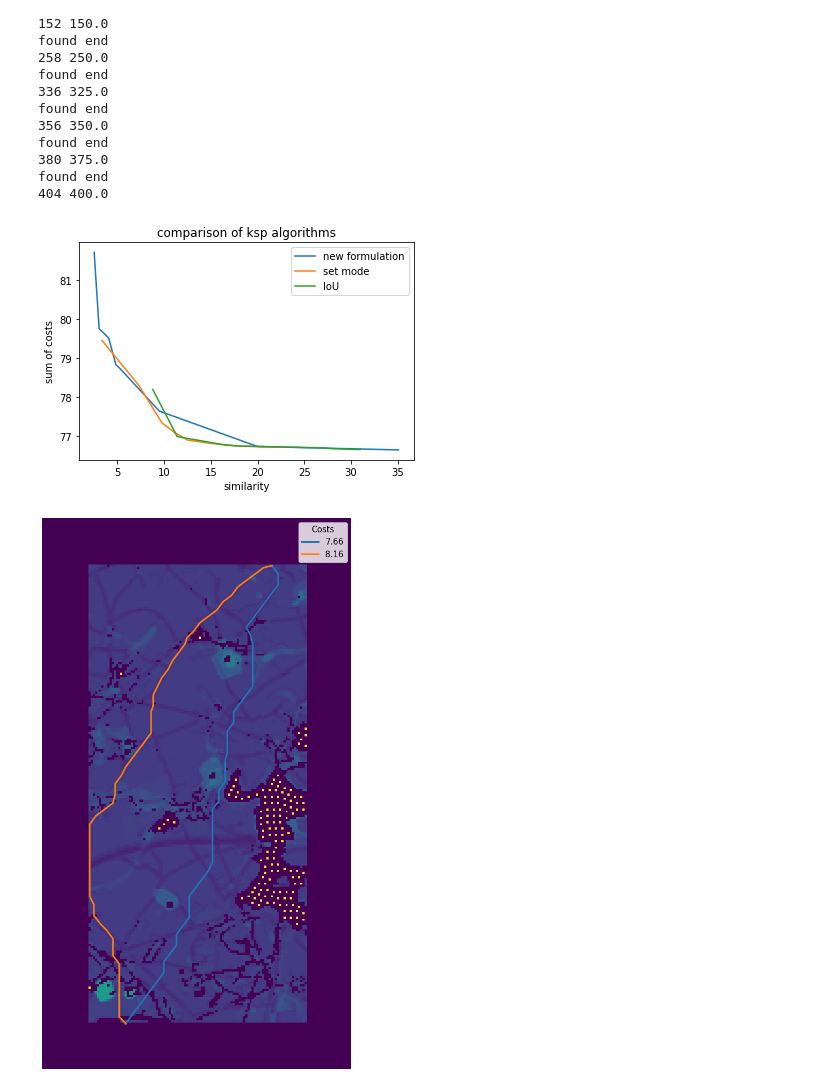
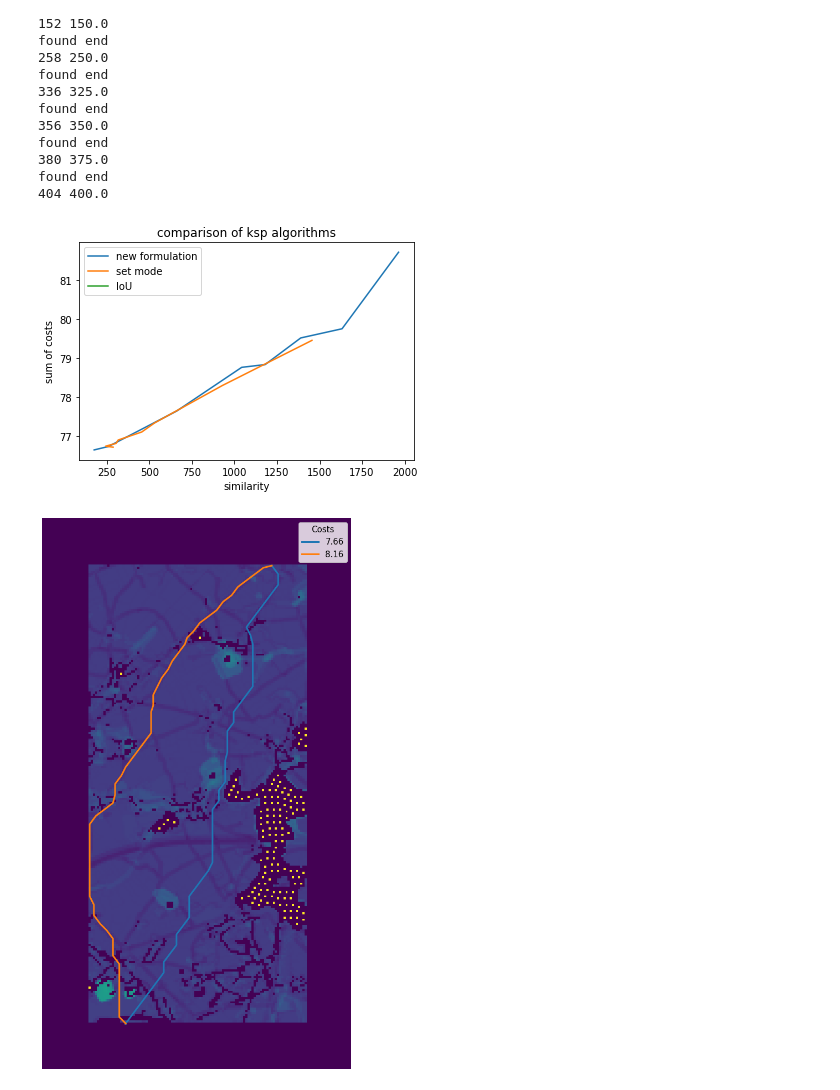
Before and after one commit to NinaWie/PowerPlanner, a Jupyter notebook: notebooks/pareto.ipynb, the cells around one changed output. Drawn from its saved outputs; the diff is of its cells as text; code cells hidden in the pictures.

```diff
--- a/notebooks/pareto.ipynb
+++ b/notebooks/pareto.ipynb
@@ -829,7 +831,7 @@ def k_shortest_paths_new(self, source, dest, k, overlap=0.5):
         # for k in range(len(k_paths)):
         #     print(k_paths[k], len(k_paths[k]))
         #     print(overlaps_prev[k])
-        evaluate(k_paths)
+        # evaluate(k_paths)
 
         # print(np.max(overlaps_prev), overlap_new)
         if np.max(overlaps_prev)> overlap_new:
@@ -870,6 +930,26 @@ def similarity(s1, s2, mode = "IoU"):
     path_inter = len(s1.intersection(s2))
     if mode == "IoU":
         return path_inter / len(s1.union(s2))
+
+def ksp_eval_eucledian(ksp):
+    path_pos = [k[0] for k in ksp]
+    # path_pos = [[(ind // graph.y_len, ind % graph.y_len) for ind in p] for p in paths]
+
+    inters = []
+    for i in range(len(path_pos)):
+        for j in range(i+1,len(path_pos)):
+            p1 = path_pos[i]
+            p2 = path_pos[j]
+            norms = []
+            for k in range(min([len(p1), len(p2)])):
+                norms.append(np.linalg.norm(np.array(p1[k])-np.array(p2[k])))
+            inters.append(np.max(norms))
+            print(i,j,inters[-1])
+    for i,p in enumerate(path_pos):
+        p = np.array(p)
+        plt.plot(p[:,0], p[:,1], label=i)
+    plt.legend()
+    plt.show()
 
 def ksp_evaluate(ksp, sim_mode= "IoU"):
     costs = [k[2] for k in ksp]
@@ -884,8 +964,17 @@ def ksp_evaluate(ksp, sim_mode= "IoU"):
     # iterate over all combinations
     for i in range(len(paths)):
         for j in range(i+1,len(paths)):
-            inters.append(similarity(path_sets[i], path_sets[j], mode=sim_mode))
-    assert(not any([i==1 for i in inters]))
+            if sim_mode=="eucledian":
+                p1 = paths[i]
+                p2 = paths[j]
+                norms = []
+                for k in range(min([len(p1), len(p2)])):
+                    norms.append(np.linalg.norm(np.array(p1[k])-np.array(p2[k])))
+                inters.append(np.max(norms))
+            else:
+                inters.append(similarity(path_sets[i], path_sets[j], mode=sim_mode))
+    # print(inters)
+    # assert(not any([i==1 for i in inters]))
     return np.sum(costs), np.sum(inters)
 
 def compare_ksps(list_of_ksps, plot_labels, k, sim_mode="total_nodes"):
@@ -928,12 +1021,12 @@ found end
 # %%
 iou_ksp = []
 for i in [0.05, 0.07, 0.1, 0.3, 0.5, 0.65, 0.7, 0.75, 0.8, 0.85, 0.9, 0.02]:
-    ksp_old = graph.k_shortest_paths(source_v, target_v, 10, overlap=i, mode="IoU")
+    ksp_old = graph.k_shortest_paths(source_v, target_v, 10, overlap=i, mode="eucledian")
     iou_ksp.append(ksp_old)
 # %%
-compare_ksps([ksps_new, ksps_old, iou_ksp], ["new formulation", "set mode", "IoU"], 10, sim_mode="IoU")
+compare_ksps([ksps_new, ksps_old, iou_ksp], ["new formulation", "set mode", "IoU"], 10, sim_mode="eucledian")
 # %% [output]
-[figure, old version]
+[figure, new version]
 # %%
 plot_k_sp(ksp_old, graph.instance, out_path=None)
 # %% [output]
```
Also changed, not shown: parts of 5 cells of this notebook, 4 other files.
